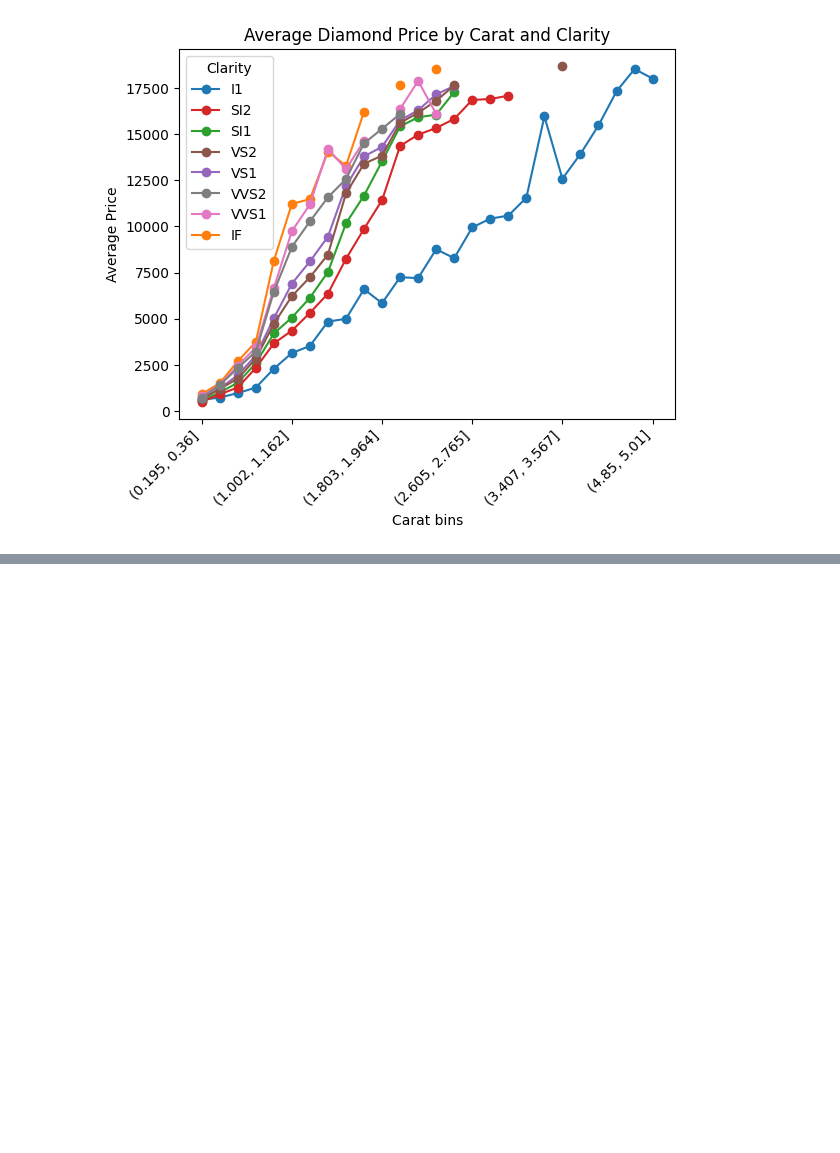
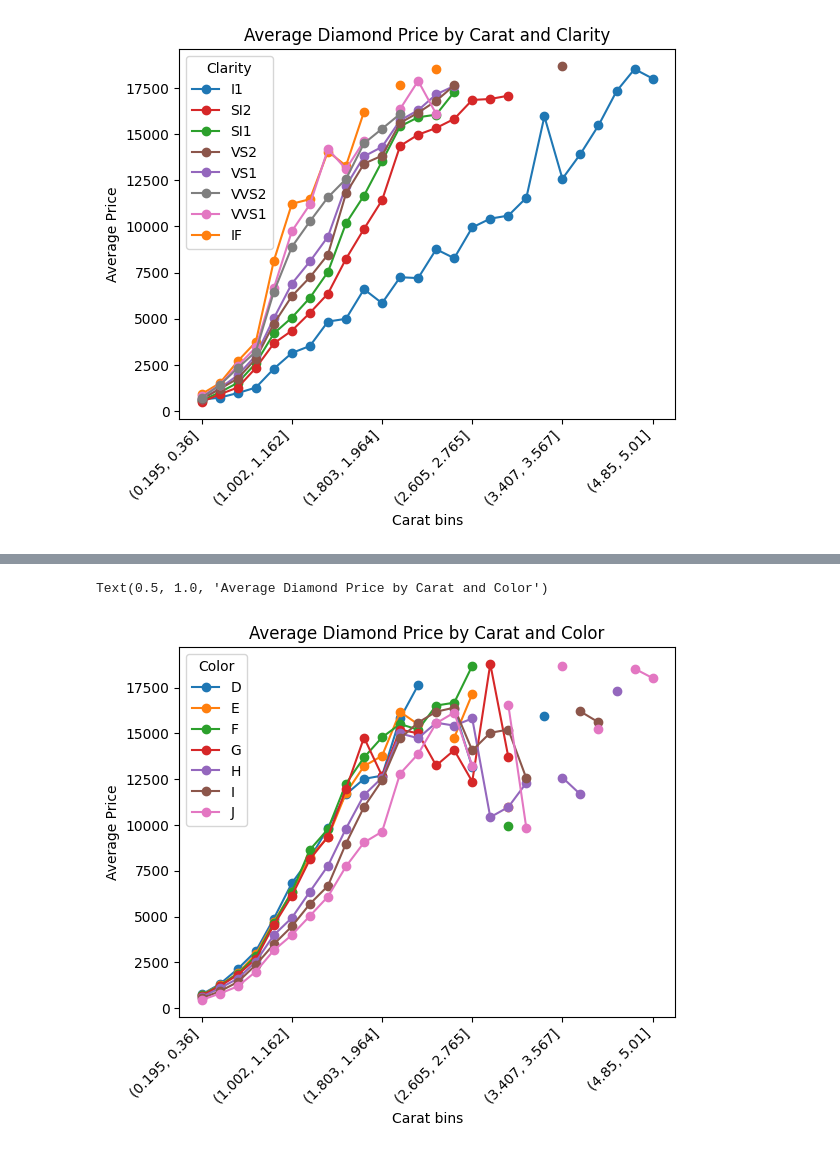
Before and after one commit to irisgracesev/DiamondsVis, a Jupyter notebook: DiamondVis.ipynb, the cells around one changed output, grey strips where cells are left out. Cells and saved outputs as stored; diff of their text form; code cells hidden in the pictures; blank space fills up the shorter version.

```diff
--- a/DiamondVis.ipynb
+++ b/DiamondVis.ipynb
@@ -25,6 +32,7 @@ dia
 # %%
 check = ["carat", "cut", "color", "clarity", "price"]
 dia_unique = dia.drop_duplicates(subset = check)
+dia_unique = dia_unique.copy()
 
 print(f"Unique diamonds: {len(dia_unique)}")
 # %% [output]
@@ -221,0 +201,22 @@ Text(0.5, 1.0, 'Average Diamond Price by Carat and Clarity')
+# %%
+color_codes = dia_unique['color'].astype('category').cat.codes
+color_labels = dia_unique['color'].astype('category').cat.categories
+
+binned = dia_unique.groupby([pd.cut(dia_unique["carat"], 30), "color"], observed=True)["price"].mean().unstack()
+binned.plot(kind="line", marker="o")
+
+handles, labels = plt.gca().get_legend_handles_labels()
+order = ["D","E", "F", "G", "H", "I", "J"]
+
+handles = [handles[labels.index(cat)] for cat in order]
+labels = order
+
+plt.legend(handles, labels, title="Color")
+
+plt.ylabel("Average Price")
+plt.xlabel("Carat bins")
+plt.xticks(rotation=45, ha="right")
+plt.title("Average Diamond Price by Carat and Color")
+# %% [output]
+Text(0.5, 1.0, 'Average Diamond Price by Carat and Color')
+[figure, added]
```
Also changed, not shown: parts of 25 cells of this notebook.
